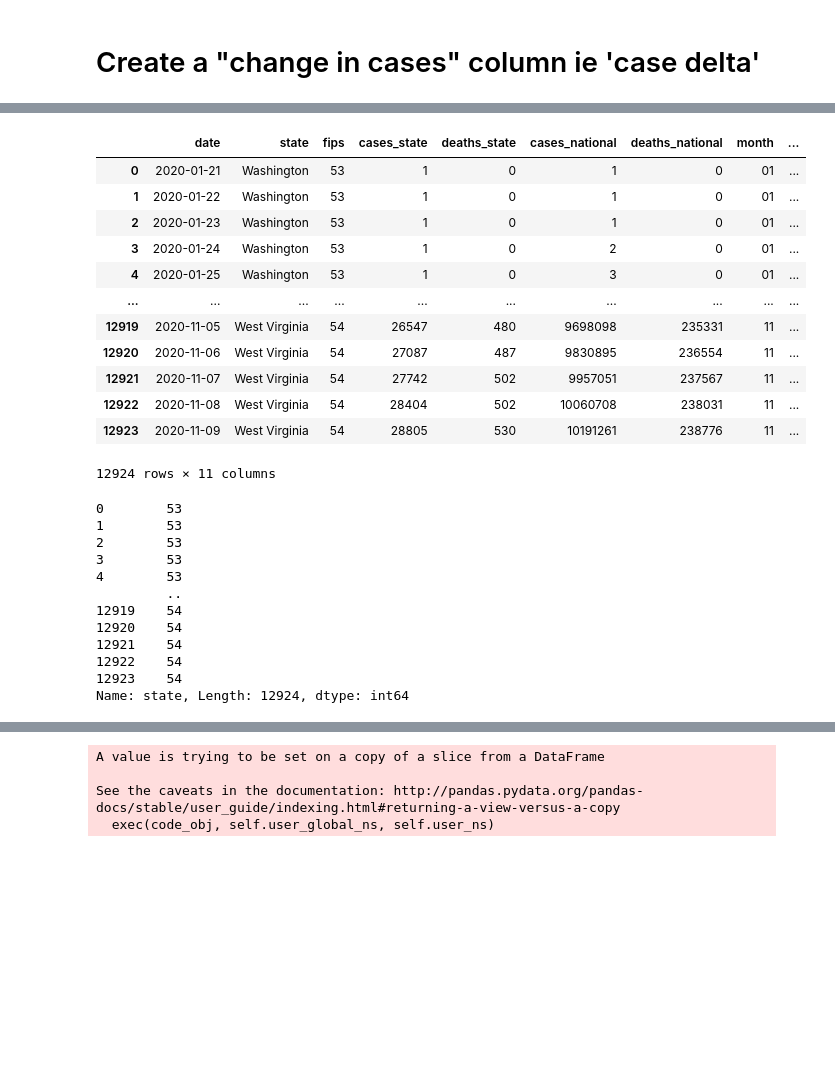
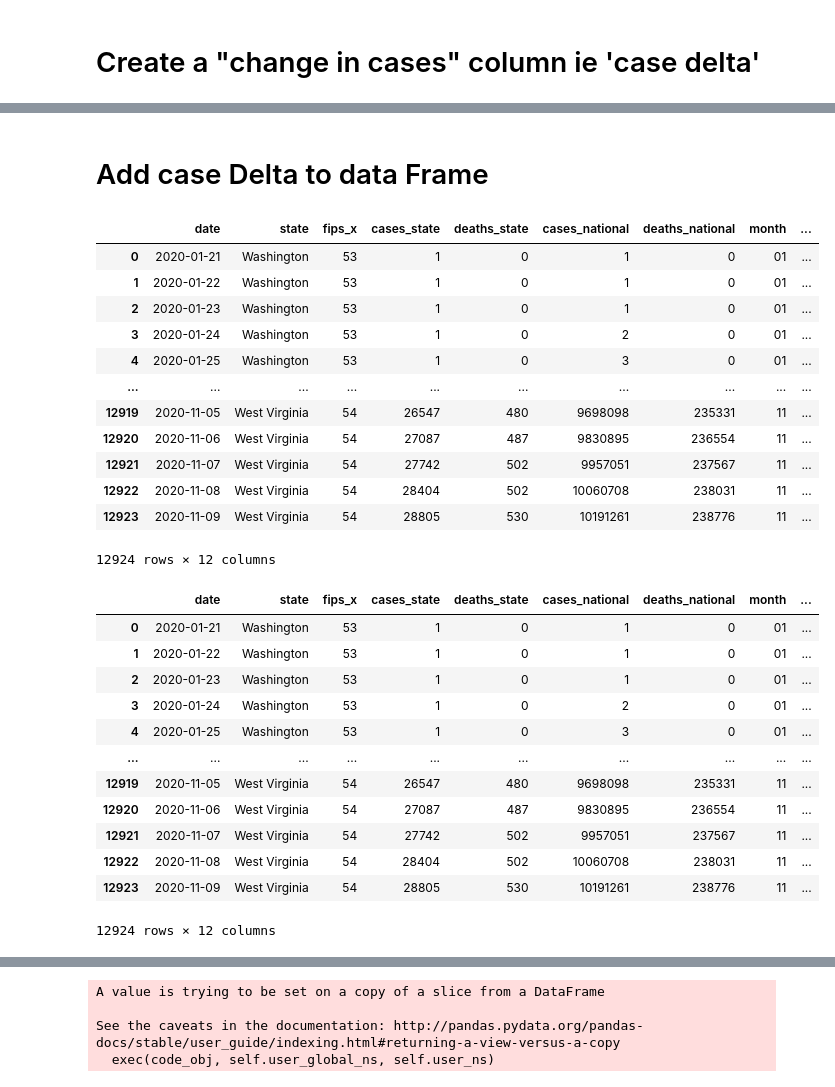
Before and after one commit to danvalen1/Corona-Employment, a Jupyter notebook: notebooks/tjh/geo-pol-covid-df-creation.ipynb, the cells around one changed output, grey strips where cells are left out. Cells and saved outputs as stored; diff of their text form; code cells hidden in the pictures; blank space fills up the shorter version.

```diff
--- a/notebooks/tjh/geo-pol-covid-df-creation.ipynb
+++ b/notebooks/tjh/geo-pol-covid-df-creation.ipynb
@@ -151,22 +152,8 @@ df_covid_pop
 | 12922 | 2020-11-08 | West Virginia | 54 | 28404 | 502 | 10060708 | 238031 | 11 | ... |
 | 12923 | 2020-11-09 | West Virginia | 54 | 28805 | 530 | 10191261 | 238776 | 11 | ... |
 12924 rows × 11 columns
-# %%
-df_covid_pop
-# %% [output]
-|  | date | state | fips | cases_state | deaths_state | cases_national | deaths_national | month | ... |
-| 0 | 2020-01-21 | Washington | 53 | 1 | 0 | 1 | 0 | 01 | ... |
-| 1 | 2020-01-22 | Washington | 53 | 1 | 0 | 1 | 0 | 01 | ... |
-| 2 | 2020-01-23 | Washington | 53 | 1 | 0 | 1 | 0 | 01 | ... |
-| 3 | 2020-01-24 | Washington | 53 | 1 | 0 | 2 | 0 | 01 | ... |
-| 4 | 2020-01-25 | Washington | 53 | 1 | 0 | 3 | 0 | 01 | ... |
-| ... | ... | ... | ... | ... | ... | ... | ... | ... | ... |
-| 12919 | 2020-11-05 | West Virginia | 54 | 26547 | 480 | 9698098 | 235331 | 11 | ... |
-| 12920 | 2020-11-06 | West Virginia | 54 | 27087 | 487 | 9830895 | 236554 | 11 | ... |
-| 12921 | 2020-11-07 | West Virginia | 54 | 27742 | 502 | 9957051 | 237567 | 11 | ... |
-| 12922 | 2020-11-08 | West Virginia | 54 | 28404 | 502 | 10060708 | 238031 | 11 | ... |
-| 12923 | 2020-11-09 | West Virginia | 54 | 28805 | 530 | 10191261 | 238776 | 11 | ... |
-12924 rows × 11 columns
+# %% [markdown]
+# Add case Delta to data Frame
 # %%
 # Turn state delta into a dataframe
 
@@ -177,20 +164,37 @@ df_covid_pop_state_delta = df_covid_pop.merge(case_delta, how='inner', on='state
 # %%
 df_covid_pop_state_delta.columns = [x.lower() for x in df_covid_pop_state_delta.columns]
 # %%
-df_covid_pop_state_delta.iloc[:, 8]
+df_covid_pop_state_delta
 # %% [output]
+|  | date | state | fips_x | cases_state | deaths_state | cases_national | deaths_national | month | ... |
+| 0 | 2020-01-21 | Washington | 53 | 1 | 0 | 1 | 0 | 01 | ... |
+| 1 | 2020-01-22 | Washington | 53 | 1 | 0 | 1 | 0 | 01 | ... |
+| 2 | 2020-01-23 | Washington | 53 | 1 | 0 | 1 | 0 | 01 | ... |
+| 3 | 2020-01-24 | Washington | 53 | 1 | 0 | 2 | 0 | 01 | ... |
+| 4 | 2020-01-25 | Washington | 53 | 1 | 0 | 3 | 0 | 01 | ... |
+| ... | ... | ... | ... | ... | ... | ... | ... | ... | ... |
+| 12919 | 2020-11-05 | West Virginia | 54 | 26547 | 480 | 9698098 | 235331 | 11 | ... |
+| 12920 | 2020-11-06 | West Virginia | 54 | 27087 | 487 | 9830895 | 236554 | 11 | ... |
+| 12921 | 2020-11-07 | West Virginia | 54 | 27742 | 502 | 9957051 | 237567 | 11 | ... |
+| 12922 | 2020-11-08 | West Virginia | 54 | 28404 | 502 | 10060708 | 238031 | 11 | ... |
+| 12923 | 2020-11-09 | West Virginia | 54 | 28805 | 530 | 10191261 | 238776 | 11 | ... |
-0        53
-1        53
-2        53
-3        53
-4        53
-         ..
-12919    54
-12920    54
-12921    54
-12922    54
-12923    54
-Name: state, Length: 12924, dtype: int64
+12924 rows × 12 columns
+# %%
+df_covid_pop_state_delta
+# %% [output]
+|  | date | state | fips_x | cases_state | deaths_state | cases_national | deaths_national | month | ... |
+| 0 | 2020-01-21 | Washington | 53 | 1 | 0 | 1 | 0 | 01 | ... |
+| 1 | 2020-01-22 | Washington | 53 | 1 | 0 | 1 | 0 | 01 | ... |
+| 2 | 2020-01-23 | Washington | 53 | 1 | 0 | 1 | 0 | 01 | ... |
+| 3 | 2020-01-24 | Washington | 53 | 1 | 0 | 2 | 0 | 01 | ... |
+| 4 | 2020-01-25 | Washington | 53 | 1 | 0 | 3 | 0 | 01 | ... |
+| ... | ... | ... | ... | ... | ... | ... | ... | ... | ... |
+| 12919 | 2020-11-05 | West Virginia | 54 | 26547 | 480 | 9698098 | 235331 | 11 | ... |
+| 12920 | 2020-11-06 | West Virginia | 54 | 27087 | 487 | 9830895 | 236554 | 11 | ... |
+| 12921 | 2020-11-07 | West Virginia | 54 | 27742 | 502 | 9957051 | 237567 | 11 | ... |
+| 12922 | 2020-11-08 | West Virginia | 54 | 28404 | 502 | 10060708 | 238031 | 11 | ... |
+| 12923 | 2020-11-09 | West Virginia | 54 | 28805 | 530 | 10191261 | 238776 | 11 | ... |
+12924 rows × 12 columns
 # %%
 columns = df_covid_pop_state_delta.columns.to_list()
 columns[8] = 'drop'
```
Also changed, not shown: parts of 23 cells of this notebook, 2 other files.
